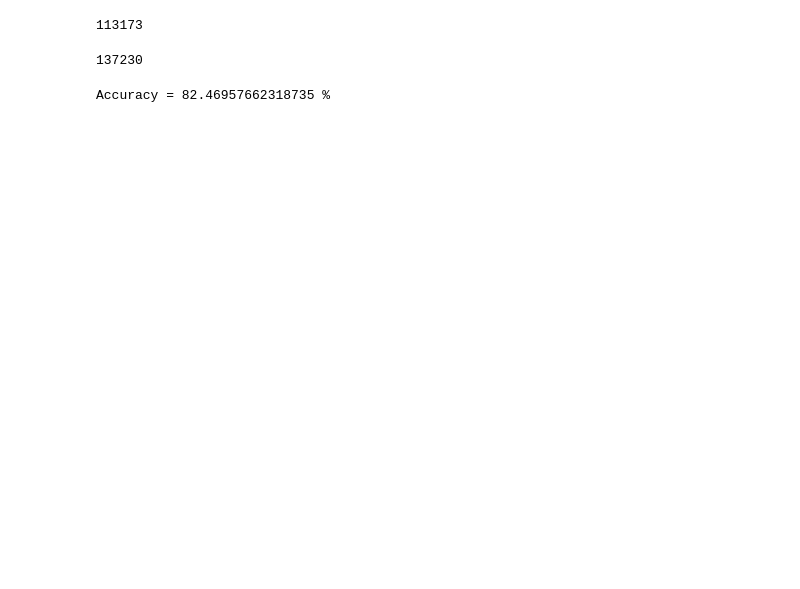
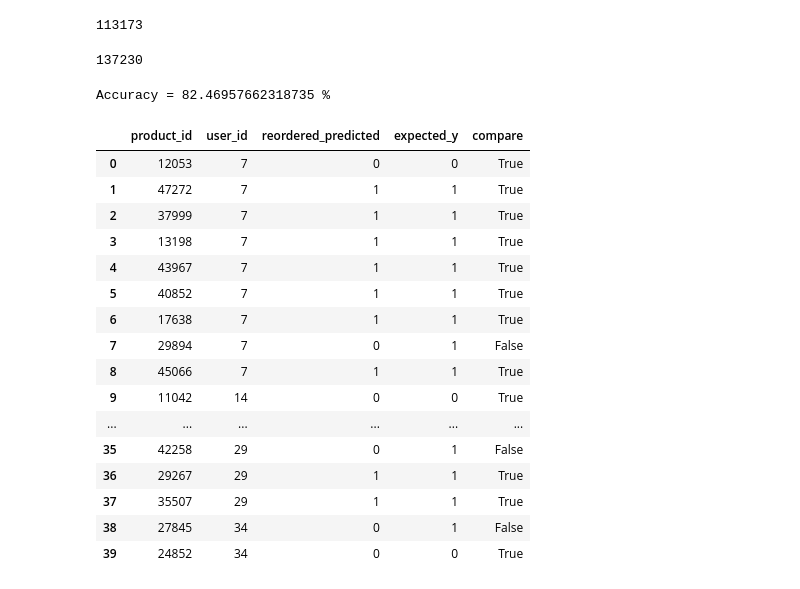
Before and after one commit to AmlanAlok/instacart-2017-project, a Jupyter notebook: Instacart_2017_XGBoost_03.ipynb, the cells around one changed output. Cells and saved outputs as stored; diff of their text form; code cells hidden in the pictures; blank space fills up the shorter version.

```diff
--- a/Instacart_2017_XGBoost_03.ipynb
+++ b/Instacart_2017_XGBoost_03.ipynb
@@ -768,6 +775,26 @@ accuracy = (true_count/(len(tally['compare'])))*100
 print('Accuracy =', accuracy, '%')
 # %% [output]
 Accuracy = 82.46957662318735 %
+# %%
+tally.head(40)
+# %% [output]
+|  | product_id | user_id | reordered_predicted | expected_y | compare |
+| 0 | 12053 | 7 | 0 | 0 | True |
+| 1 | 47272 | 7 | 1 | 1 | True |
+| 2 | 37999 | 7 | 1 | 1 | True |
+| 3 | 13198 | 7 | 1 | 1 | True |
+| 4 | 43967 | 7 | 1 | 1 | True |
+| 5 | 40852 | 7 | 1 | 1 | True |
+| 6 | 17638 | 7 | 1 | 1 | True |
+| 7 | 29894 | 7 | 0 | 1 | False |
+| 8 | 45066 | 7 | 1 | 1 | True |
+| 9 | 11042 | 14 | 0 | 0 | True |
+| ... | ... | ... | ... | ... | ... |
+| 35 | 42258 | 29 | 0 | 1 | False |
+| 36 | 29267 | 29 | 1 | 1 | True |
+| 37 | 35507 | 29 | 1 | 1 | True |
+| 38 | 27845 | 34 | 0 | 1 | False |
+| 39 | 24852 | 34 | 0 | 0 | True |
 # %%
 # orders_test = orders[orders.eval_set=='test']
 # prediction = prediction.merge(orders_test[["user_id", "order_id"]], on='user_id', how='left')
```
Also changed, not shown: parts of 5 cells of this notebook.
